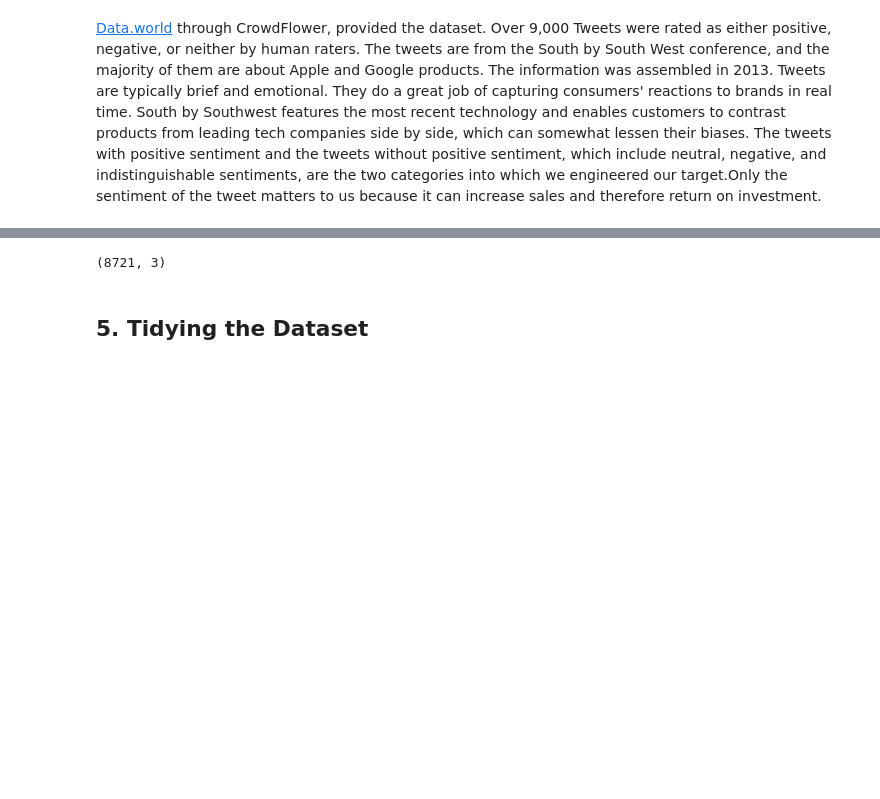
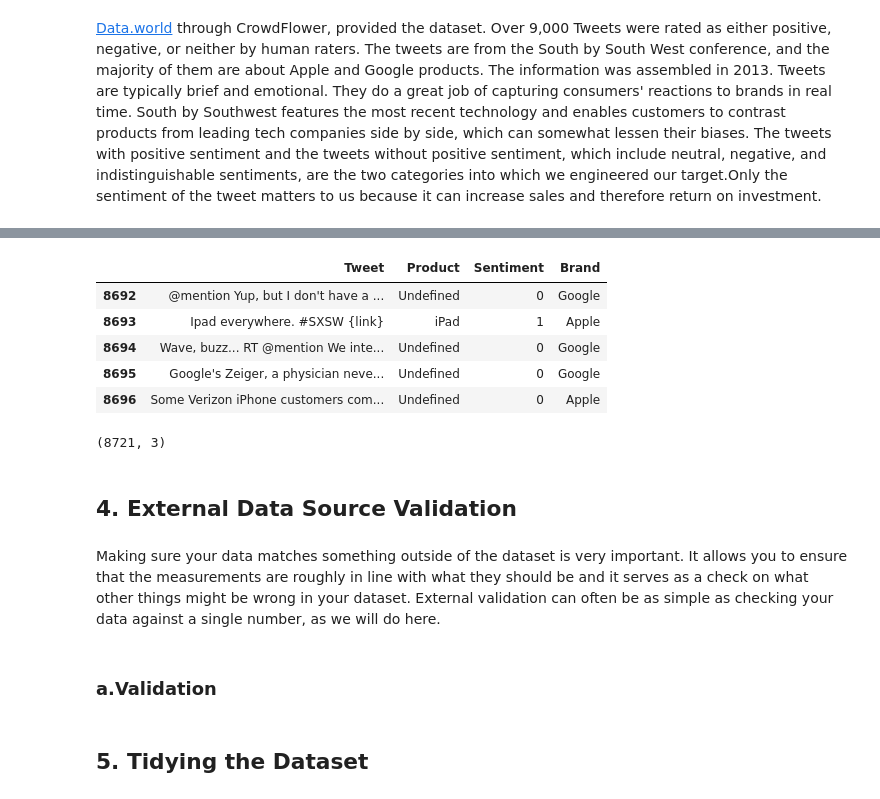
Before and after one commit to danieloselu3/Twitter-Sentiment-Analysis, a Jupyter notebook: Tweets_sentiment_analysis.ipynb, the cells around one changed output, grey strips where cells are left out. Drawn from its saved outputs; the diff is of its cells as text; code cells hidden in the pictures; blank space fills up the shorter version.

```diff
--- a/Tweets_sentiment_analysis.ipynb
+++ b/Tweets_sentiment_analysis.ipynb
@@ -54,8 +78,24 @@ data.head()
+# %%
+# Previewing the bottom of our dataset
+data.tail()
+# %% [output]
+|  | Tweet | Product | Sentiment | Brand |
+| 8692 | @mention Yup, but I don't have a ... | Undefined | 0 | Google |
+| 8693 | Ipad everywhere. #SXSW {link} | iPad | 1 | Apple |
+| 8694 | Wave, buzz... RT @mention We inte... | Undefined | 0 | Google |
+| 8695 | Google's Zeiger, a physician neve... | Undefined | 0 | Google |
+| 8696 | Some Verizon iPhone customers com... | Undefined | 0 | Apple |
 # %%
 #check the shape of the dataframe
 data.shape
 # %% [output]
 (8721, 3)
+# %% [markdown]
+## 4. External Data Source Validation
+# %% [markdown]
+Making sure your data matches something outside of the dataset is very important. It allows you to ensure that the measurements are roughly in line with what they should be and it serves as a check on what other things might be wrong in your dataset. External validation can often be as simple as checking your data against a single number, as we will do here.
+# %% [markdown]
+### a.Validation
 # %% [markdown]
 ## 5. Tidying the Dataset
 # %% [markdown]
```
Also changed, not shown: parts of 47 cells of this notebook.
